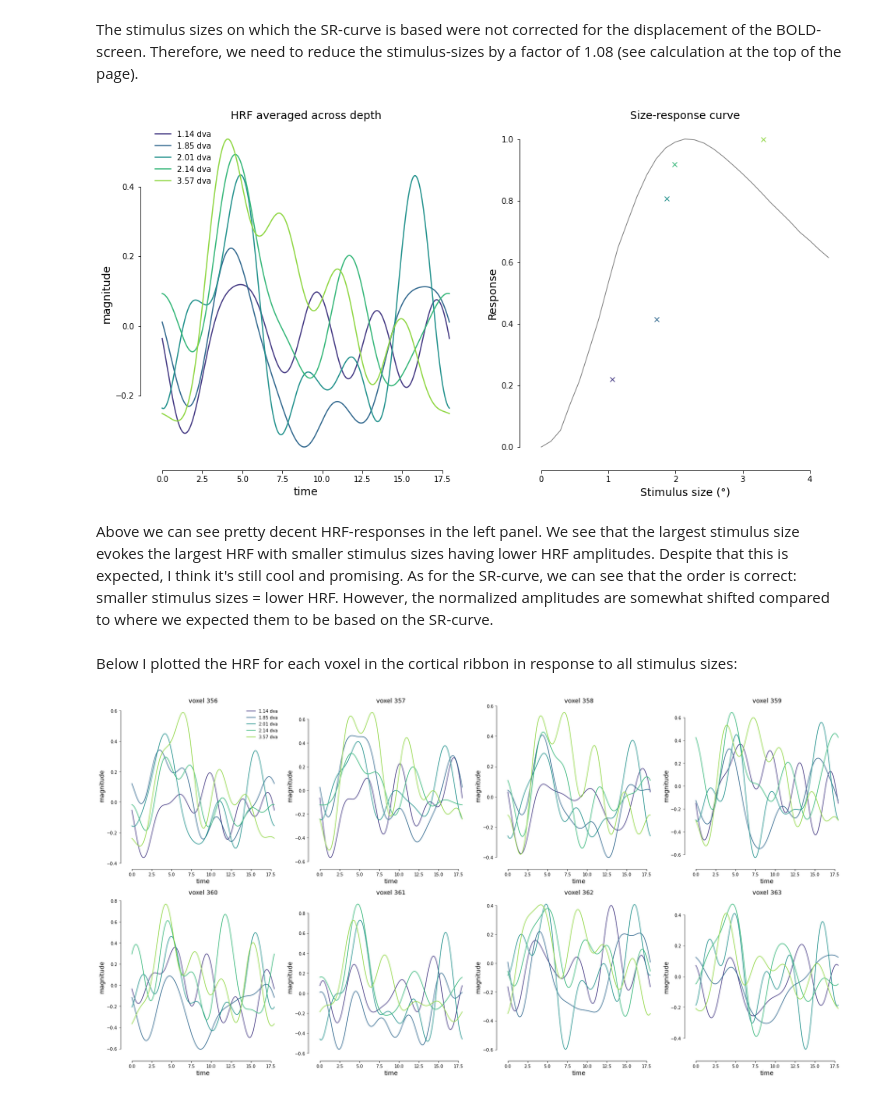
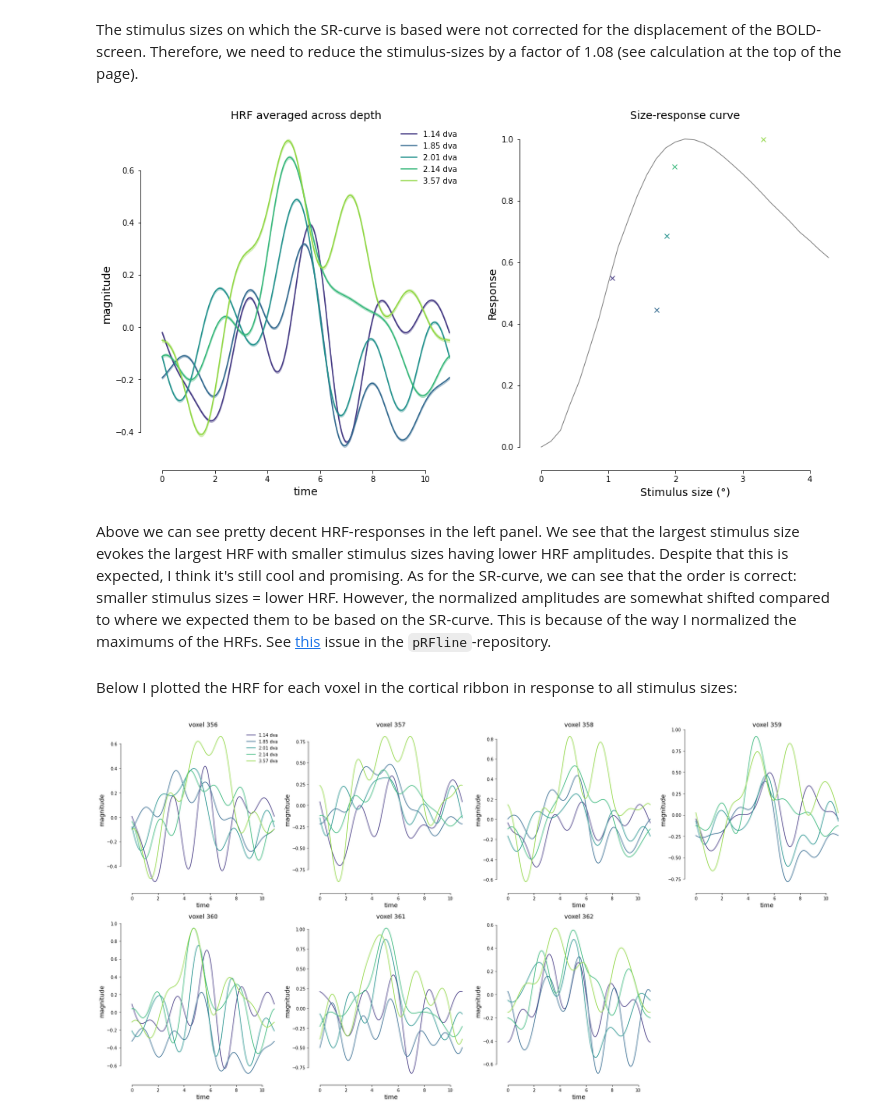
Before and after one commit to spinoza-centre/pRFline, a Jupyter notebook: notebooks/prf/exp_sizeresponse.ipynb, the cells around one changed output. Cells and saved outputs as stored; diff of their text form; code cells hidden in the pictures.

```diff
--- a/notebooks/prf/exp_sizeresponse.ipynb
+++ b/notebooks/prf/exp_sizeresponse.ipynb
@@ -222,0 +258,6 @@ Perform the deconvolution using nideconv. For now, the physio-regressors are exc
+# %%
+run_data    = df_func.reset_index()
+run_data    = run_data.loc[(run_data['run'] == 1)].set_index(['subject', 'run', 't'])
+run_onsets  = all_stim_onsets.reset_index()
+run_onsets  = run_onsets.loc[(run_onsets['run'] == 1)].set_index(['subject', 'run', 'event_type'])
+run_onsets
@@ -223,8 +457,9 @@ Perform the deconvolution using nideconv. For now, the physio-regressors are exc
 # %%
-min_int = 0
-max_int = 18
-n_regres = 11
-fs = 1/func.TR
+min_int     = 0
+max_int     = 11
+n_regres    = 11
+fs          = 1/func.TR
+
 use_physio = False
 if use_physio:
     physio_conf = physio_df.copy()
@@ -242,11 +477,10 @@ cond = onset_df.reset_index().event_type.unique()
 cond = np.array(sorted([i for i in cond if i != 'nan']))
 print(f"Conditions are: {cond}")
 [g_model.add_event(str(i),
-                  basis_set='fourier',
-                  n_regressors=n_regres,
-                  interval=[min_int,max_int]) for i in cond]
+                   basis_set='fourier',
+                   n_regressors=n_regres,
+                   interval=[min_int,max_int]) for i in cond]
 
-# g_model.add_event(str(cond[-1]), basis_set='fir', n_regressors=None, interval=[min_int,max_int])
 g_model.fit()
 print("Done")
 # %% [output]
@@ -275,20 +492,24 @@ tmp.head(10)
 # %% [markdown]
 Below is the procedure for getting the average response across the ribbon in response to the different stimulus sizes. First, I specify the voxels that are part of the cortical ribbon, eg., `[356,364]`. Then, I loop through the voxel IDs, extract the HRF-timecourse, and average this. Because of the list-nature of the output, I can use `LazyPlot` quite easily to plot it. I also extract the `maximum value` of the `averaged HRF` to plot on the size-response function. Ideally, this should lie, in order from smallest stimulus size to largest stimuls size, on the size response curve.
 # %%
-ribbon      = [356,364]
-stim_avg    = []
-for sizes in cond:
+# fetch condition-wise timecourses
+tc_condition    = g_model.get_conditionwise_timecourses()
+time_axis       = tc_condition.groupby('time').mean().reset_index()['time'].values
+
+ribbon          = [356,363]
+stim_avg        = []
+stim_sem        = []
+for size_ix, sizes in enumerate(cond):
 
     # stimulus-specific average
     voxel_avg = []
     for ii in range(*ribbon):
-
-        tc = tmp[(tmp['event type'] == str(sizes))][f'vox {ii}'].values
-        tc = np.array(tc)
+        tc = tc_condition.loc[sizes][f'vox {ii}'].values
         voxel_avg.append(tc)
 
     # average over voxels
     voxel_avg = np.array(voxel_avg).mean(axis=0)
+    stim_sem.append(sem(voxel_avg))
     stim_avg.append(voxel_avg)
 
 # normalize HRFs
@@ -305,6 +526,7 @@ gs = fig.add_gridspec(1,2)
 ax1 = fig.add_subplot(gs[0])
 utils.LazyPlot(stim_avg,
                xx=time_axis,
+               error=stim_sem,
                axs=ax1,
                x_label="time",
                y_label="magnitude",
@@ -328,40 +550,40 @@ cols = sns.color_palette('viridis', len(cond))
 for ix,kk in enumerate(max_vals):
     ax2.plot(cond.astype(float)[ix]/1.08, kk, color=cols[ix], marker='x')
 # %% [output]
-[figure, old version]
+[figure, new version]
 # %% [markdown]
-Above we can see pretty decent HRF-responses in the left panel. We see that the largest stimulus size evokes the largest HRF with smaller stimulus sizes having lower HRF amplitudes. Despite that this is expected, I think it's still cool and promising. As for the SR-curve, we can see that the order is correct: smaller stimulus sizes = lower HRF. However, the normalized amplitudes are somewhat shifted compared to where we expected them to be based on the SR-curve.
+Above we can see pretty decent HRF-responses in the left panel. We see that the largest stimulus size evokes the largest HRF with smaller stimulus sizes having lower HRF amplitudes. Despite that this is expected, I think it's still cool and promising. As for the SR-curve, we can see that the order is correct: smaller stimulus sizes = lower HRF. However, the normalized amplitudes are somewhat shifted compared to where we expected them to be based on the SR-curve. This is because of the way I normalized the maximums of the HRFs. See [this](https://github.com/spinoza-centre/pRFline/issues/4#issuecomment-1028001384) issue in the `pRFline`-repository.
 # %% [markdown]
 Below I plotted the HRF for each voxel in the cortical ribbon in response to all stimulus sizes:
 # %%
 vox = np.arange(*ribbon)
 
 fig = plt.figure(figsize=(30,15))
-gs = fig.add_gridspec(2,len(vox)//2)
+gs = fig.add_gridspec(2,(len(vox)//2)+1)
 for ix,voxel in enumerate(vox):
 
     # fetch data from specific voxel for each stimulus size
     data = []
     for idc,size in enumerate(cond):
-        vox_data = tmp[(tmp['event type'] == size)][f'vox {voxel}'].values
+        vox_data = tc_condition[f'vox {voxel}'][size].values
         data.append(vox_data)
 
     # draw legend once
     if ix == 0:
         labels = [f"{round(float(ii),2)} dva" for ii in cond]
     else:
         labels = None
 
     # plot all stimulus sizes for a voxel
     ax = fig.add_subplot(gs[ix])
     utils.LazyPlot(data,
                    xx=time_axis,
                    axs=ax,
                    x_label="time",
                    y_label="magnitude",
                    font_size=14,
                    title=f"voxel {voxel}",
                    line_width=1.5,
                    labels=labels)
 # %% [output]
-[figure, old version]
+[figure, new version]
```
Also changed, not shown: parts of 23 cells of this notebook, 1 other file.
